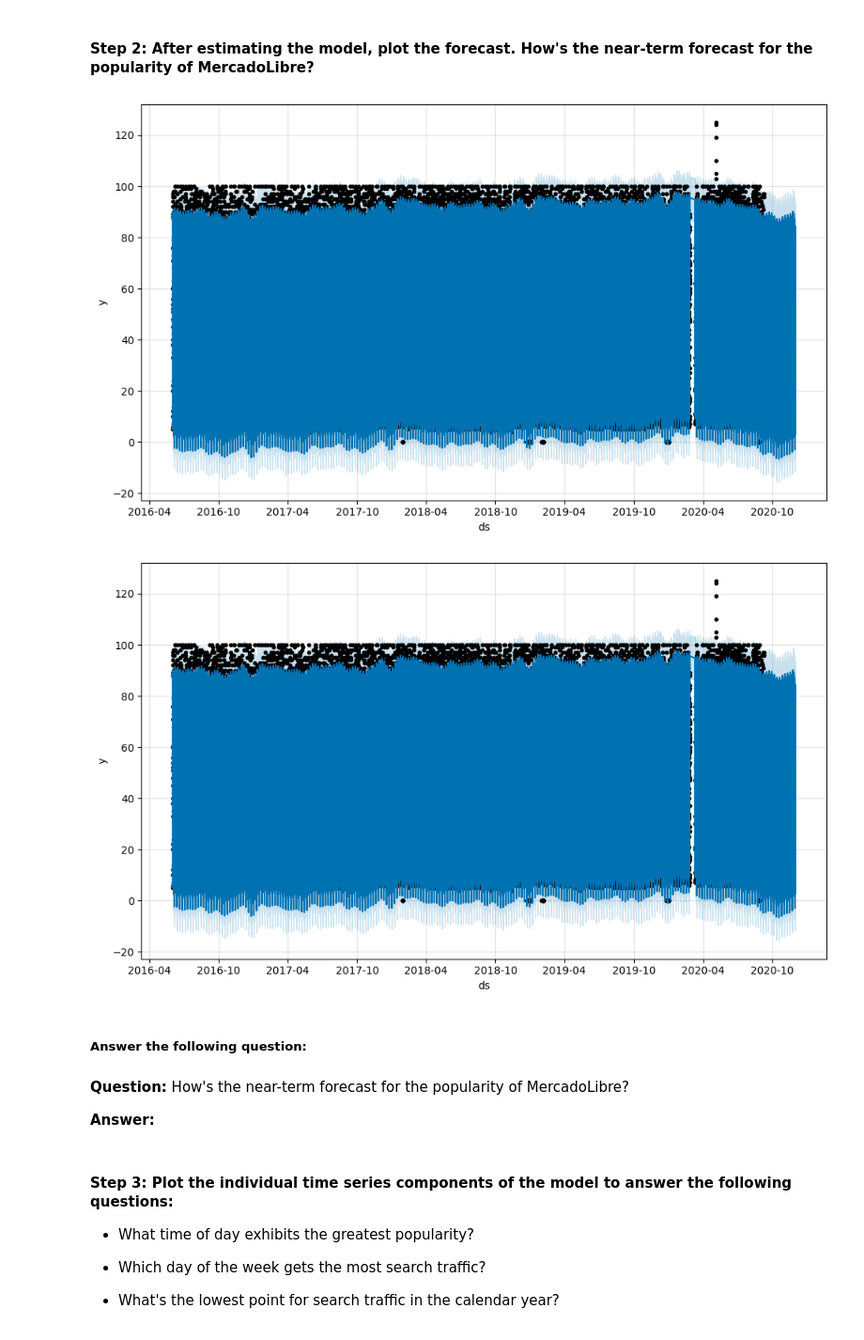
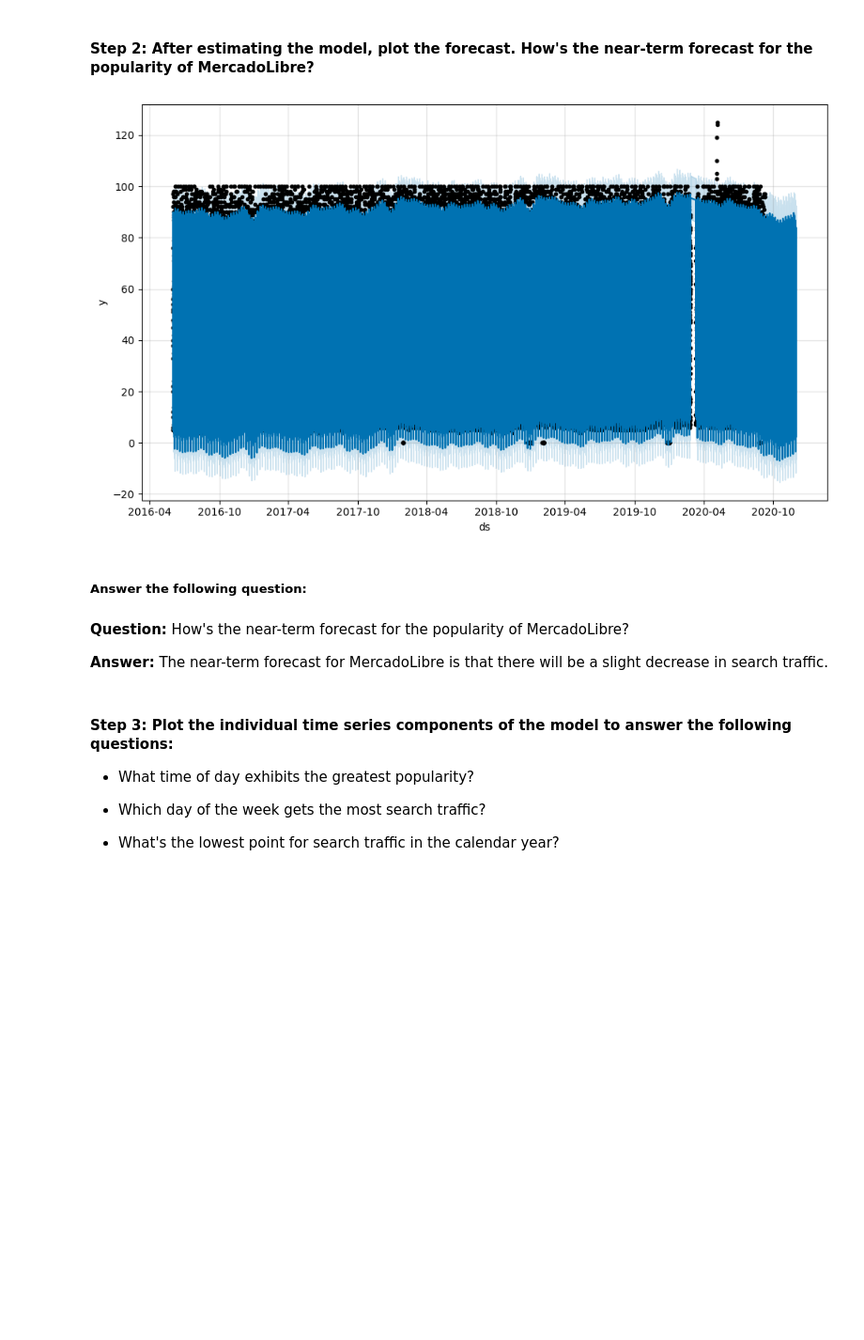
Before and after one commit to robbstenman/prophet-challenge, a Jupyter notebook: forecasting_net_prophet.ipynb, the cells around one changed output. Shown at 94% size. Drawn from its saved outputs; the diff is of its cells as text; code cells hidden in the pictures; blank space fills up the shorter version.

```diff
--- a/forecasting_net_prophet.ipynb
+++ b/forecasting_net_prophet.ipynb
@@ -452,2 +455,3 @@ Now, you need to produce a time series model that analyzes and forecasts pattern
 # %%
 # Call the Prophet function, store as an object
+model = Prophet()
@@ -456,3 +458,4 @@ Now, you need to produce a time series model that analyzes and forecasts pattern
 # %%
 # Fit the time-series model.
+model.fit(mercado_prophet_df)
 # %% [output]
@@ -469,9 +465,10 @@ INFO:cmdstanpy:Chain [1] done processing
 # %%
 # Create a future dataframe to hold predictions
 # Make the prediction go out as far as 2000 hours (approx 80 days)
-
+future_mercado_trends = model.make_future_dataframe(periods=2000, freq='H')
 
 # View the last five rows of the future_mercado_trends DataFrame
+future_mercado_trends.tail()
 # %% [output]
 |  | ds |
 | 39101 | 2020-11-30 04:00:00 |
@@ -481,8 +478,9 @@ INFO:cmdstanpy:Chain [1] done processing
 | 39105 | 2020-11-30 08:00:00 |
 # %%
 # Make the predictions for the trend data using the future_mercado_trends DataFrame
-
+forecast_mercado_trends = model.predict(future_mercado_trends)
 
 # Display the first five rows of the forecast_mercado_trends DataFrame
+display(forecast_mercado_trends.head())
 # %% [output]
 |  | ds | trend | yhat_lower | yhat_upper | trend_lower | trend_upper | additive_terms | ... |
@@ -496,15 +494,15 @@ INFO:cmdstanpy:Chain [1] done processing
 #### Step 2: After estimating the model, plot the forecast. How's the near-term forecast for the popularity of MercadoLibre?
 # %%
 # Plot the Prophet predictions for the Mercado trends data
+mercado_trends_plot = model.plot(forecast_mercado_trends)
 # %% [output]
-[figure, old version]
+[figure, new version]
-[figure, removed]
 # %% [markdown]
 ##### Answer the following question:
 # %% [markdown]
 **Question:**  How's the near-term forecast for the popularity of MercadoLibre?
 
-**Answer:**
+**Answer:** The near-term forecast for MercadoLibre is that there will be a slight decrease in search traffic.
 # %% [markdown]
 #### Step 3: Plot the individual time series components of the model to answer the following questions:
 
```
Also changed, not shown: parts of 8 cells of this notebook.
